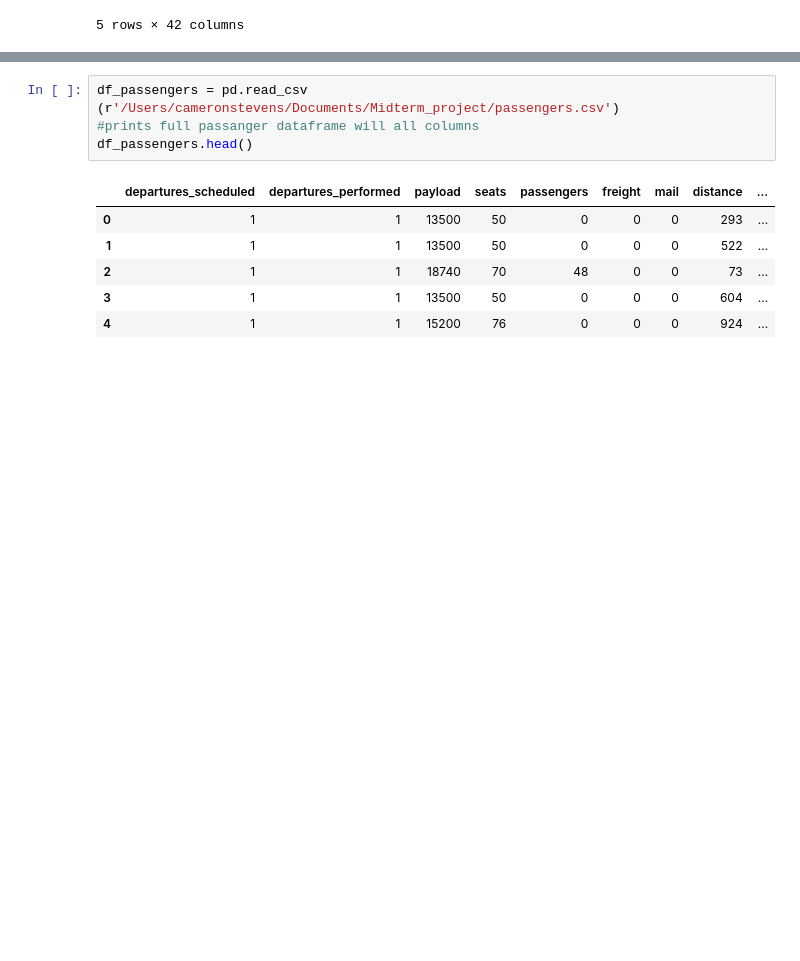
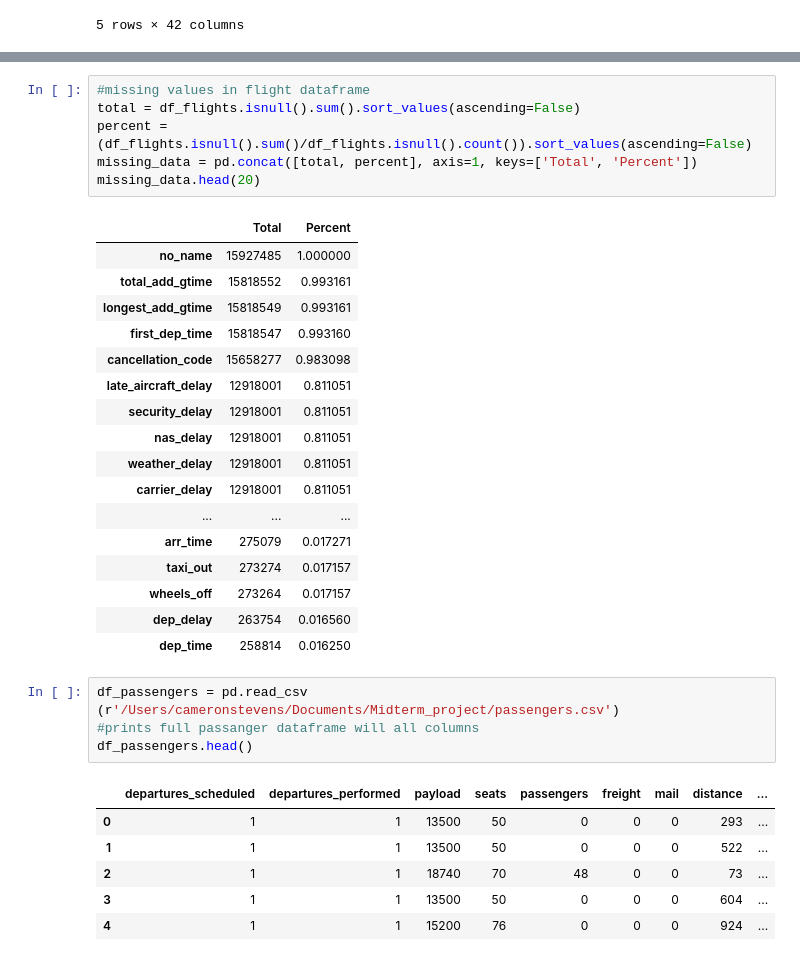
Before and after one commit to CamStevens15/Flight_Prediction_project, a Jupyter notebook: exploratory_analysis.ipynb, the cells around one changed output, grey strips where cells are left out. Cells and saved outputs as stored; diff of their text form; blank space fills up the shorter version.

```diff
--- a/exploratory_analysis.ipynb
+++ b/exploratory_analysis.ipynb
@@ -70,3 +99,27 @@ df_flights.head()
+# %%
+#missing values in flight dataframe
+total = df_flights.isnull().sum().sort_values(ascending=False)
+percent = (df_flights.isnull().sum()/df_flights.isnull().count()).sort_values(ascending=False)
+missing_data = pd.concat([total, percent], axis=1, keys=['Total', 'Percent'])
+missing_data.head(20)
+# %% [output]
+|  | Total | Percent |
+| no_name | 15927485 | 1.000000 |
+| total_add_gtime | 15818552 | 0.993161 |
+| longest_add_gtime | 15818549 | 0.993161 |
+| first_dep_time | 15818547 | 0.993160 |
+| cancellation_code | 15658277 | 0.983098 |
+| late_aircraft_delay | 12918001 | 0.811051 |
+| security_delay | 12918001 | 0.811051 |
+| nas_delay | 12918001 | 0.811051 |
+| weather_delay | 12918001 | 0.811051 |
+| carrier_delay | 12918001 | 0.811051 |
+| ... | ... | ... |
+| arr_time | 275079 | 0.017271 |
+| taxi_out | 273274 | 0.017157 |
+| wheels_off | 273264 | 0.017157 |
+| dep_delay | 263754 | 0.016560 |
+| dep_time | 258814 | 0.016250 |
 # %%
 df_passengers = pd.read_csv (r'/Users/cameronstevens/Documents/Midterm_project/passengers.csv')
 #prints full passanger dataframe will all columns
```
Also changed, not shown: parts of 7 cells of this notebook.
